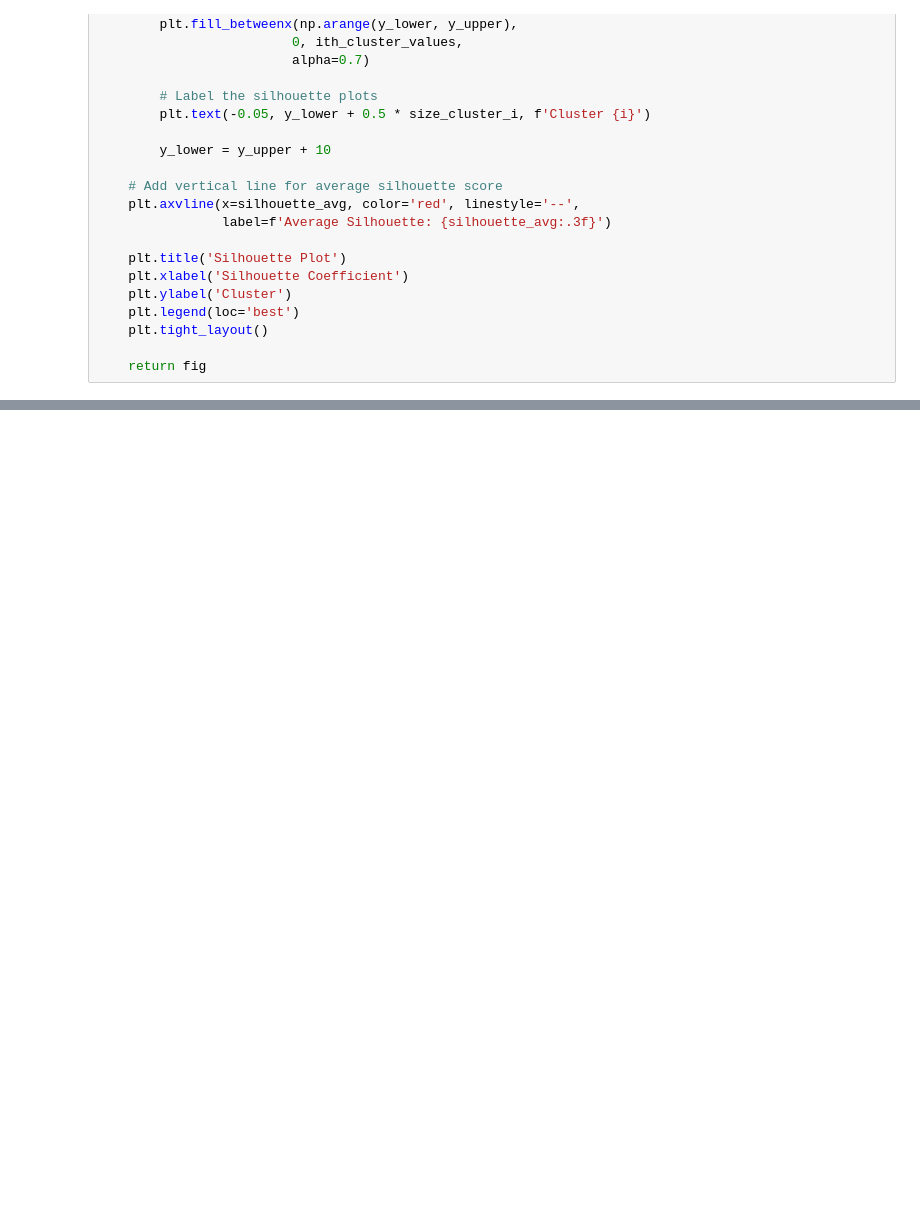
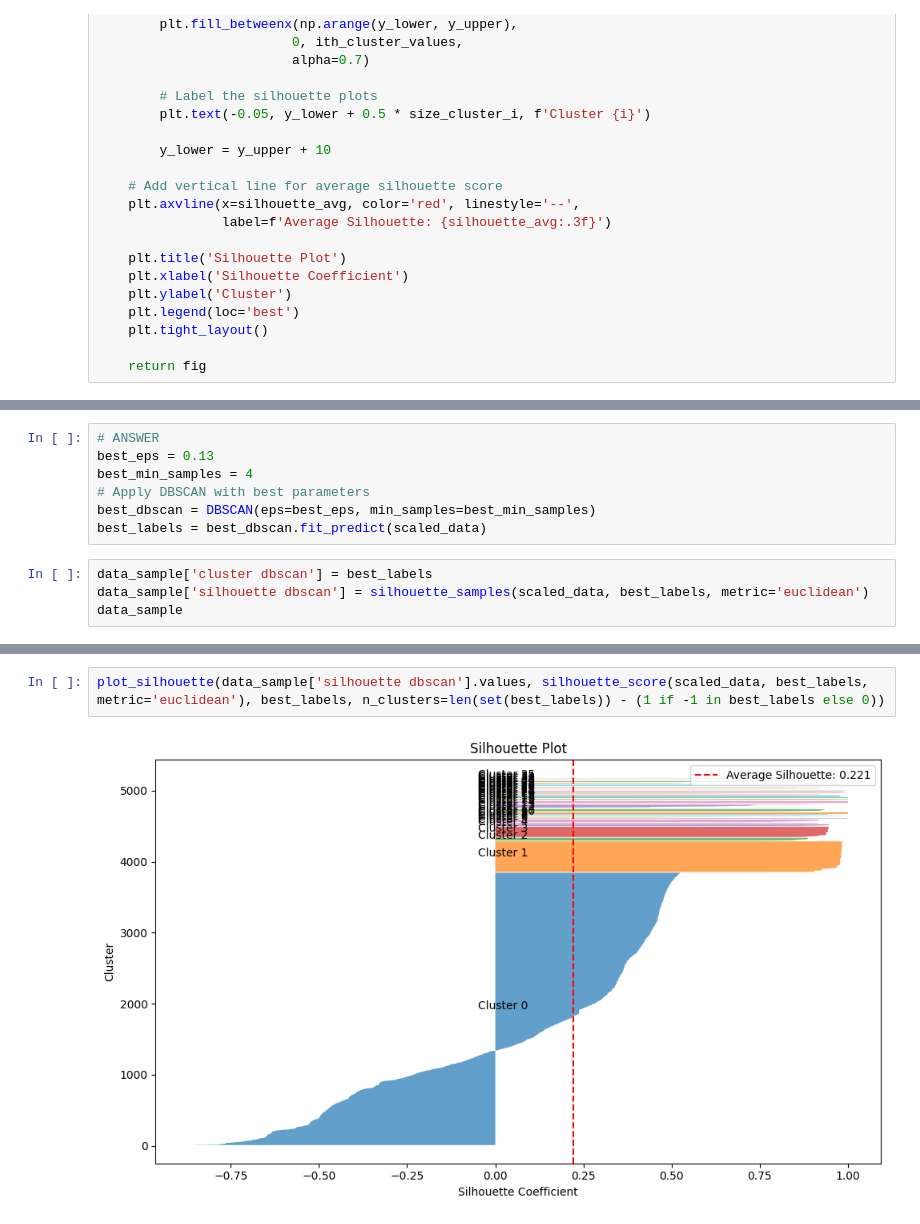
Before and after one commit to sagueso/tourism-analysis, a Jupyter notebook: ber/data_sample.ipynb, the cells around one changed output, grey strips where cells are left out. Drawn from its saved outputs; the diff is of its cells as text; blank space fills up the shorter version.

```diff
--- a/ber/data_sample.ipynb
+++ b/ber/data_sample.ipynb
@@ -389,0 +458,11 @@ def plot_silhouette(sample_silhouette_values, silhouette_avg, labels, n_clusters
+# %%
+# ANSWER
+best_eps = 0.13
+best_min_samples = 4
+# Apply DBSCAN with best parameters
+best_dbscan = DBSCAN(eps=best_eps, min_samples=best_min_samples)
+best_labels = best_dbscan.fit_predict(scaled_data)
+# %%
+data_sample['cluster dbscan'] = best_labels
+data_sample['silhouette dbscan'] = silhouette_samples(scaled_data, best_labels, metric='euclidean')
+data_sample
@@ -389,0 +483,4 @@ def plot_silhouette(sample_silhouette_values, silhouette_avg, labels, n_clusters
+# %%
+plot_silhouette(data_sample['silhouette dbscan'].values, silhouette_score(scaled_data, best_labels, metric='euclidean'), best_labels, n_clusters=len(set(best_labels)) - (1 if -1 in best_labels else 0))
+# %% [output]
+[figure, added]
```
Also changed, not shown: parts of 30 cells of this notebook.
